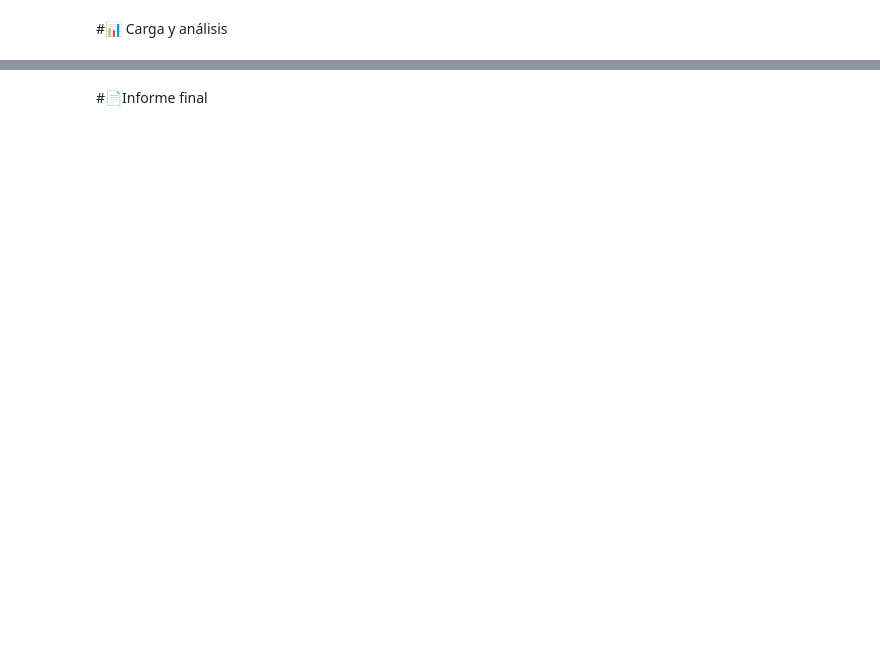
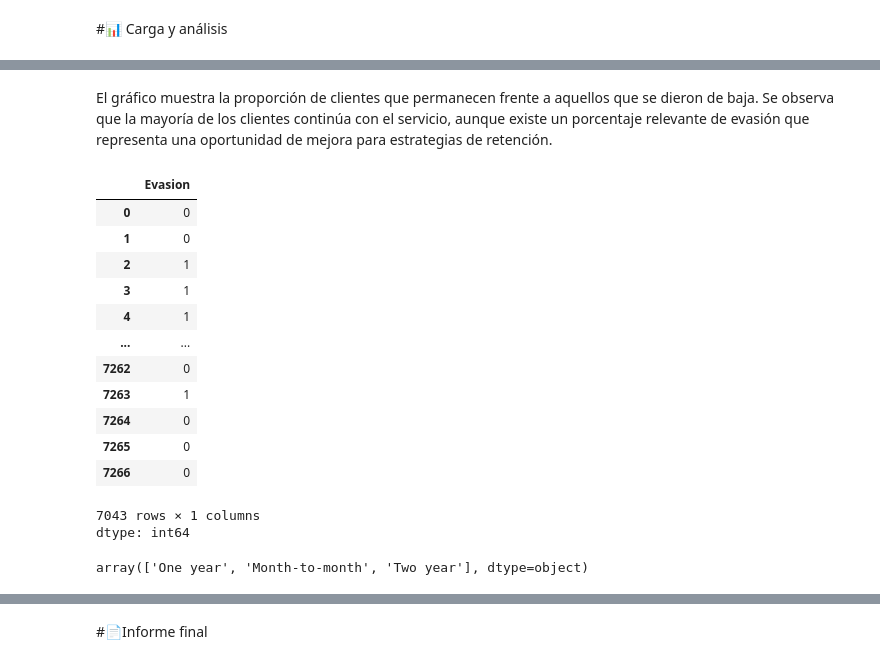
Before and after one commit to yaramirezte/TelecomX_LATAM, a Jupyter notebook: TelecomX_LATAM.ipynb, the cells around one changed output, grey strips where cells are left out. Saved outputs shown, nothing was run; the diff lists cells and outputs as text; code cells hidden in the pictures; blank space fills up the shorter version.

```diff
--- a/TelecomX_LATAM.ipynb
+++ b/TelecomX_LATAM.ipynb
@@ -538,0 +648,23 @@ Name: count, dtype: int64
+# %% [markdown]
+El gráfico muestra la proporción de clientes que permanecen frente a aquellos que se dieron de baja. Se observa que la mayoría de los clientes continúa con el servicio, aunque existe un porcentaje relevante de evasión que representa una oportunidad de mejora para estrategias de retención.
+# %%
+df['Evasion']
+# %% [output]
+|  | Evasion |
+| 0 | 0 |
+| 1 | 0 |
+| 2 | 1 |
+| 3 | 1 |
+| 4 | 1 |
+| ... | ... |
+| 7262 | 0 |
+| 7263 | 1 |
+| 7264 | 0 |
+| 7265 | 0 |
+| 7266 | 0 |
+7043 rows × 1 columns
+dtype: int64
+# %%
+df['Tipo_Contrato'].unique()
+# %% [output]
+array(['One year', 'Month-to-month', 'Two year'], dtype=object)
```
Also changed, not shown: parts of 36 cells of this notebook.
